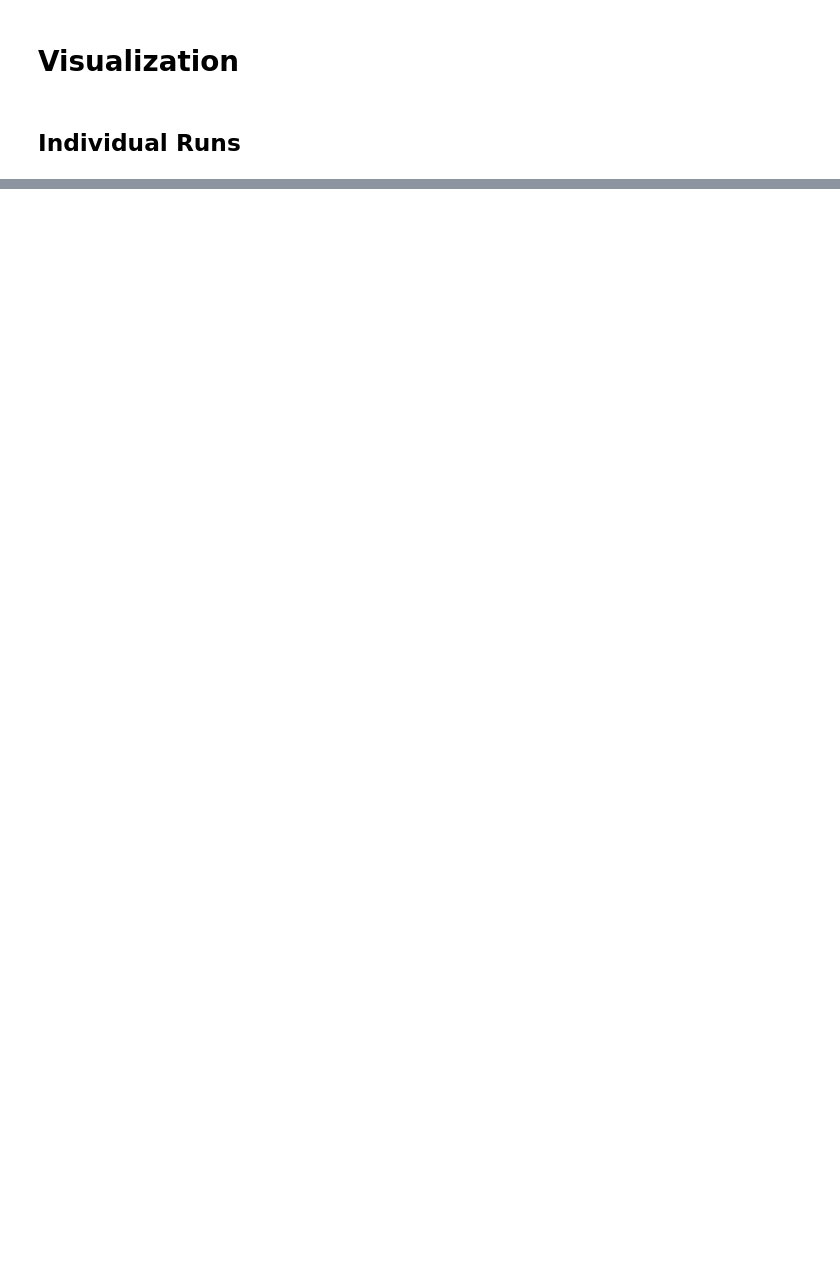
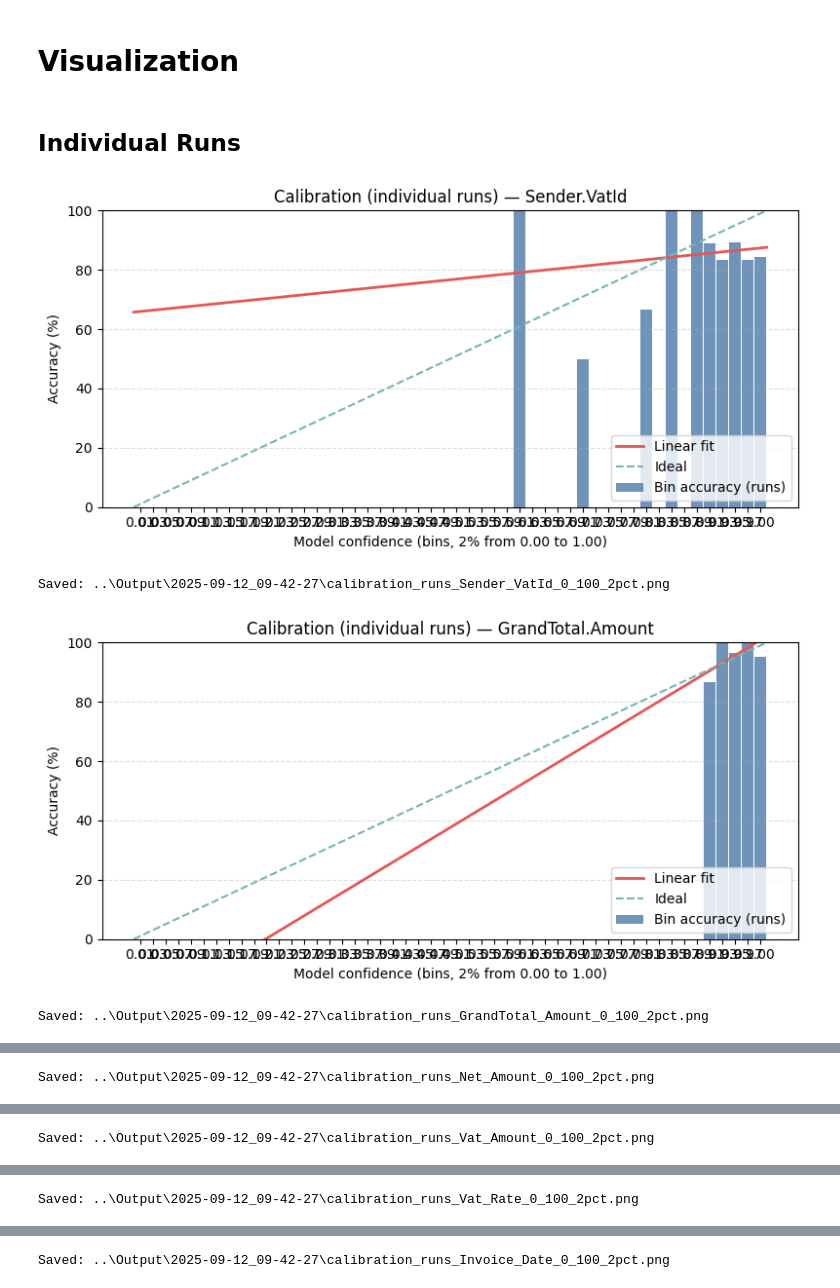
Before and after one commit to blumatix/bludelta-confidence-scores, a Jupyter notebook: Code/LLM-as-a-judge.ipynb, the cells around one changed output, grey strips where cells are left out. Saved outputs shown, nothing was run; the diff lists cells and outputs as text; code cells hidden in the pictures; blank space fills up the shorter version.

```diff
--- a/Code/LLM-as-a-judge.ipynb
+++ b/Code/LLM-as-a-judge.ipynb
@@ -216,15 +216,30 @@ def _round_numeric(val):
         return None
     return round(float(val), 2)
 
+def _normalize_element(field: str, value: Any):
+    v = normalize_value(field, value)
+    if field in NUMERIC_FIELDS:
+        v = _round_numeric(v)
+    return v
+
 def normalize_for_compare(field: str, value):
-    """Apply trailing-trim for text, number parsing + rounding for numeric. Preserve list shape."""
-    normed = normalize_value(field, value)
-    if field in NUMERIC_FIELDS:
-        normed = _round_numeric(normed)
-    return normed
+    """Normalize values for comparison.
+    - For numeric fields: parse and round
+    - For text: trim trailing punctuation/whitespace; special-case VAT removes internal whitespace
+    - For lists: apply element-wise normalization and drop Nones/empties
+    """
+    if isinstance(value, list):
+        normed_list = []
+        for item in value:
+            nv = _normalize_element(field, item)
+            if nv is None or (isinstance(nv, str) and nv == ""):
+                continue
+            normed_list.append(nv)
+        return normed_list
+    return _normalize_element(field, value)
 # %%
 import time
-from collections import defaultdict
+from collections import defaultdict, Counter
 
 async def _timed_request(**kwargs):
     start = time.time()
@@ -324,6 +339,11 @@ def _flatten_gt(gt: dict) -> dict:
         flat[k] = vals[0] if len(vals) == 1 else vals
     return flat
 
+def _to_multiset(v):
+    if isinstance(v, list):
+        return Counter(v)
+    return Counter([v])
+
 def compare_with_ground_truth(answer_dict: dict, txt_path: str | Path):
     gt_path = _gt_path_for_txt(txt_path)
     if not Path(gt_path).exists():
@@ -348,7 +368,12 @@ def compare_with_ground_truth(answer_dict: dict, txt_path: str | Path):
         llm_norm = normalize_for_compare(field, llm_raw)
         gt_norm = normalize_for_compare(field, gt_raw)
 
-        is_match =  llm_norm == gt_norm # values_equal(field, llm_norm, gt_norm)
+        # Multiset comparison to allow multiple items irrespective of order
+        if isinstance(llm_norm, list) or isinstance(gt_norm, list):
+            is_match = _to_multiset(llm_norm) == _to_multiset(gt_norm)
+        else:
+            is_match = llm_norm == gt_norm
+
         if is_match:
             num_matched += 1
 
@@ -821,5 +866,10 @@ def plot_calibration_for_individual_runs(run_dir: str | Path, min_conf: float =
         print(f"Saved: {out_path}")
 # %%
 # 80–100% in 2% bins
-FOLDER_TO_VISUALIZE = "2025-09-12_09-19-57"
-plot_calibration_for_individual_runs(f"../Output/{FOLDER_TO_VISUALIZE}", min_conf=0.80, max_conf=1.00, bin_width=0.02)
+FOLDER_TO_VISUALIZE = "2025-09-12_09-42-27"
+plot_calibration_for_individual_runs(f"../Output/{FOLDER_TO_VISUALIZE}", min_conf=0.00, max_conf=1.00, bin_width=0.02)
+# %% [output]
+[figure, added]
+Saved: ..\Output\2025-09-12_09-42-27\calibration_runs_Sender_VatId_0_100_2pct.png
+[figure, added]
+Saved: ..\Output\2025-09-12_09-42-27\calibration_runs_GrandTotal_Amount_0_100_2pct.png
@@ -825,0 +877 @@ plot_calibration_for_individual_runs(f"../Output/{FOLDER_TO_VISUALIZE}", min_con
+Saved: ..\Output\2025-09-12_09-42-27\calibration_runs_Net_Amount_0_100_2pct.png
@@ -825,0 +879 @@ plot_calibration_for_individual_runs(f"../Output/{FOLDER_TO_VISUALIZE}", min_con
+Saved: ..\Output\2025-09-12_09-42-27\calibration_runs_Vat_Amount_0_100_2pct.png
@@ -825,0 +881 @@ plot_calibration_for_individual_runs(f"../Output/{FOLDER_TO_VISUALIZE}", min_con
+Saved: ..\Output\2025-09-12_09-42-27\calibration_runs_Vat_Rate_0_100_2pct.png
@@ -826 +883,2 @@ plot_calibration_for_individual_runs(f"../Output/{FOLDER_TO_VISUALIZE}", min_con
+Saved: ..\Output\2025-09-12_09-42-27\calibration_runs_Invoice_Date_0_100_2pct.png
 # %%
```
Also changed, not shown: parts of 6 cells of this notebook, 1 other file.
